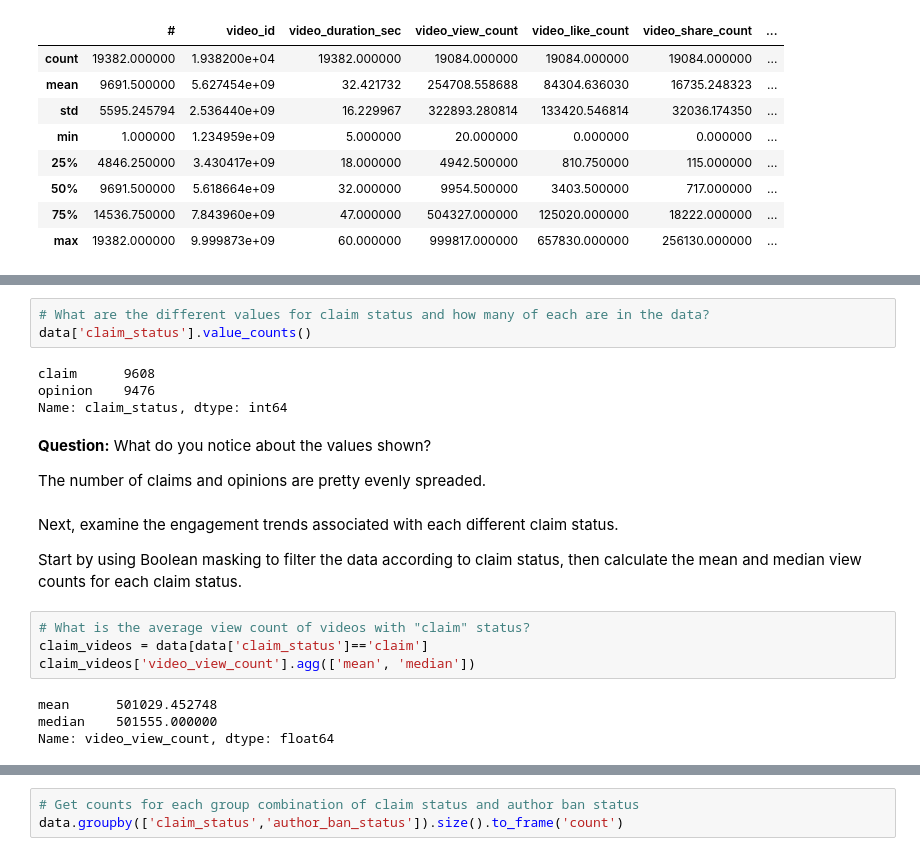
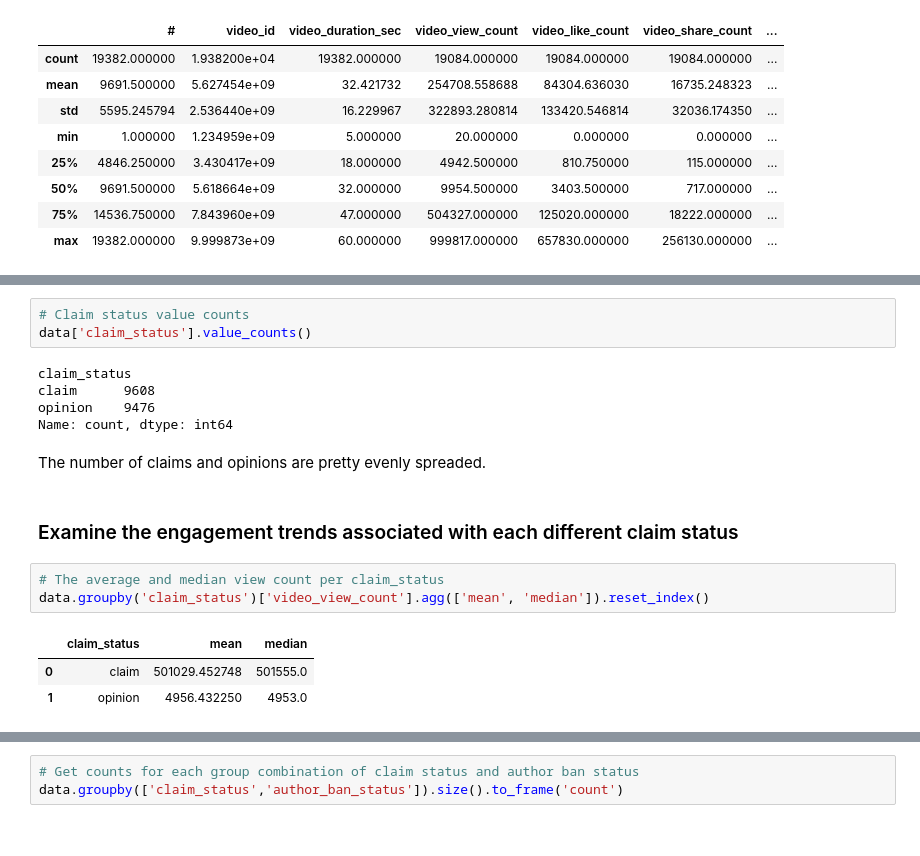
Before and after one commit to JakeLi2001/Google-Advanced-Data-Analytics-Professional-Certificate, a Jupyter notebook: 2_preliminary_data_investigation.ipynb, the cells around one changed output, grey strips where cells are left out. Saved outputs shown, nothing was run; the diff lists cells and outputs as text.

```diff
--- a/1_preliminary_data_investigation.ipynb
+++ b/2_preliminary_data_investigation.ipynb
@@ -123,23 +124,19 @@ You know from the project proposal that the ultimate objective is to use machine
-# %%
-# What are the different values for claim status and how many of each are in the data?
-data['claim_status'].value_counts()
-# %% [output]
-claim      9608
-opinion    9476
-Name: claim_status, dtype: int64
+# %%
+# Claim status value counts
+data['claim_status'].value_counts()
+# %% [output]
+claim_status
+claim      9608
+opinion    9476
+Name: count, dtype: int64
 # %% [markdown]
-**Question:** What do you notice about the values shown?
-
 The number of claims and opinions are pretty evenly spreaded.
-# %% [markdown]
-Next, examine the engagement trends associated with each different claim status.
-
-Start by using Boolean masking to filter the data according to claim status, then calculate the mean and median view counts for each claim status.
+# %% [markdown]
+### Examine the engagement trends associated with each different claim status
 # %%
-# What is the average view count of videos with "claim" status?
-claim_videos = data[data['claim_status']=='claim']
-claim_videos['video_view_count'].agg(['mean', 'median'])
+# The average and median view count per claim_status
+data.groupby('claim_status')['video_view_count'].agg(['mean', 'median']).reset_index()
 # %% [output]
-mean      501029.452748
-median    501555.000000
-Name: video_view_count, dtype: float64
+|  | claim_status | mean | median |
+| 0 | claim | 501029.452748 | 501555.0 |
+| 1 | opinion | 4956.432250 | 4953.0 |
```
Also changed, not shown: parts of 33 cells of this notebook, 3 other files.
